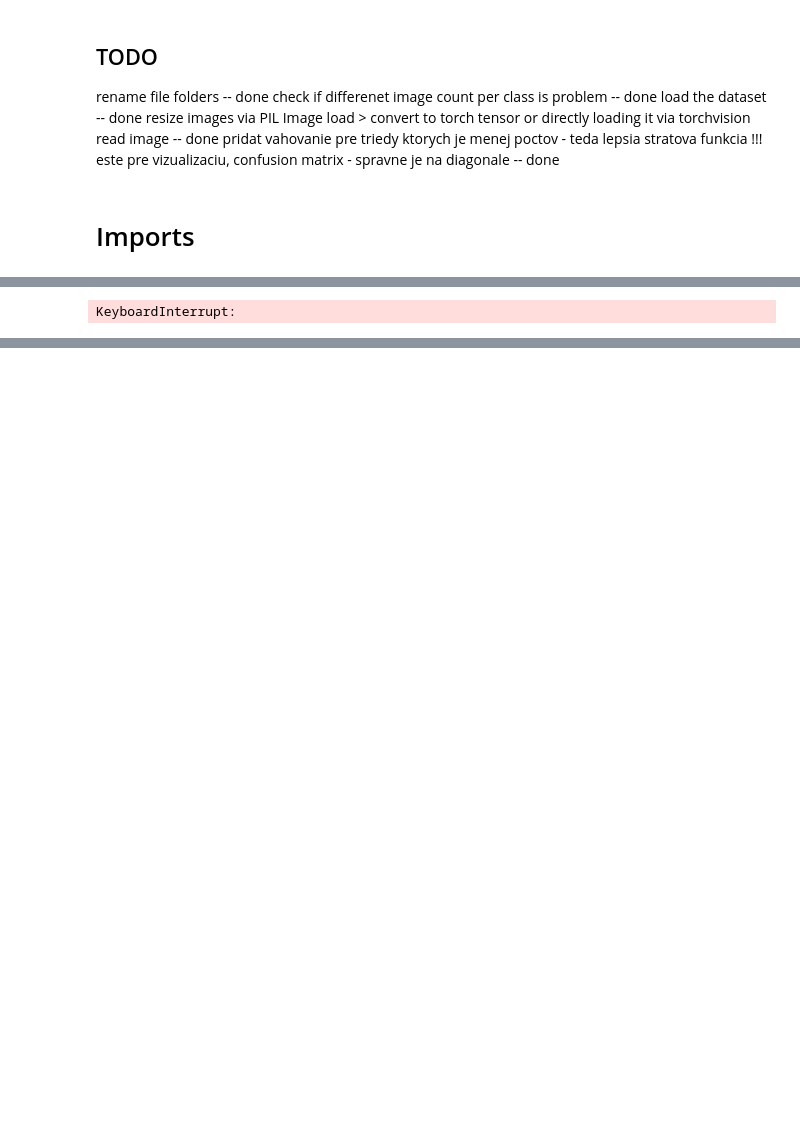
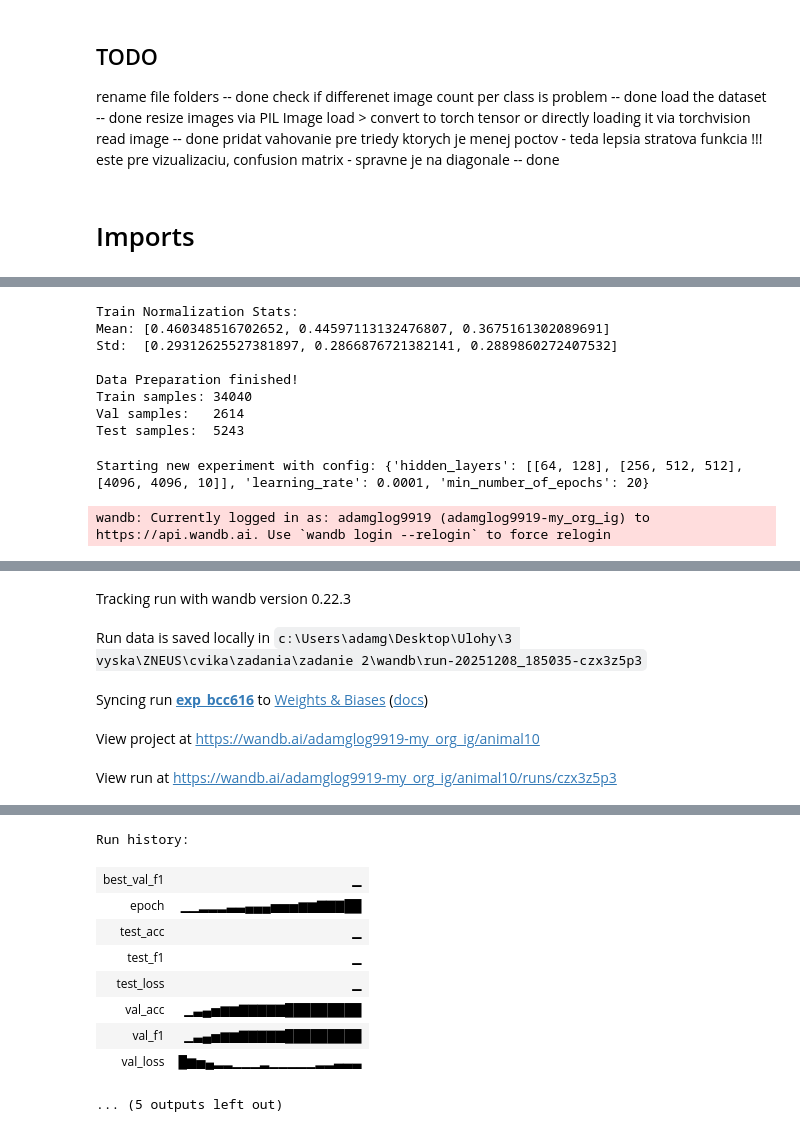
Before and after one commit to alexeybelyaevv/zneus_FIIT_Images, a Jupyter notebook: animals10.ipynb, the cells around one changed output, grey strips where cells are left out. Saved outputs shown, nothing was run; the diff lists cells and outputs as text; code cells hidden in the pictures; blank space fills up the shorter version.

Commit message:
edited configs a little and ran experiments

```diff
--- a/animals10.ipynb
+++ b/animals10.ipynb
@@ -455,9 +549,9 @@ val_set = ImageFolder(val_path, transform=val_transforms)
 test_set = ImageFolder(test_path, transform=test_transforms)
 
 
-train_loader = DataLoader(train_set, batch_size=128, shuffle=True)
-val_loader = DataLoader(val_set, batch_size=128, shuffle=False)
-test_loader = DataLoader(test_set, batch_size=128, shuffle=False)
+train_loader = DataLoader(train_set, batch_size=100, shuffle=True)
+val_loader = DataLoader(val_set, batch_size=100, shuffle=False)
+test_loader = DataLoader(test_set, batch_size=100, shuffle=False)
 
 print("\nData Preparation finished!")
 print("Train samples:", len(train_set))
@@ -474,7 +568,14 @@ print("Test samples: ", len(test_set))
 # test_sub_loader = DataLoader(test_subset, batch_size=16, shuffle=False)
 # print(len(train_set), len(train_sub_loader))
 # %% [output]
-KeyboardInterrupt:
+Train Normalization Stats:
+Mean: [0.460348516702652, 0.44597113132476807, 0.3675161302089691]
+Std:  [0.29312625527381897, 0.2866876721382141, 0.2889860272407532]
+
+Data Preparation finished!
+Train samples: 34040
+Val samples:   2614
+Test samples:  5243
 # %%
 #Convolutional Model
 #Using pytorch convolutional layers https://docs.pytorch.org/docs/stable/generated/torch.nn.Conv2d.html#torch.nn.Conv2d
@@ -663,14 +764,17 @@ if use_wandb:
 # experiments part
 
 config = [
-    {"hidden_layers" : [[64, 128], [256, 512, 512], [4096, 4096, len(test_set.classes)]],
-     "learning_rate" : 0.0001
+    {"hidden_layers" : [[64, 128], [256, 256, 256], [512, 512, len(test_set.classes)]],
+     "learning_rate" : 0.0001,
+     "min_number_of_epochs": 30
+     },
+    {"hidden_layers" : [[64, 128], [256, 512, 512], [1024, 1024, len(test_set.classes)]],
+     "learning_rate" : 0.00001,
+     "min_number_of_epochs": 20
      },
     {"hidden_layers" : [[64, 128], [256, 512, 512], [4096, 4096, len(test_set.classes)]],
-     "learning_rate" : 0.00001
-     },
-    {"hidden_layers" : [[64, 128], [256, 512, 512], [4096, 4096, len(test_set.classes)]],
-     "learning_rate" : 0.001
+     "learning_rate" : 0.0001,
+     "min_number_of_epochs": 20
      },
 ]
 
@@ -690,13 +794,12 @@ for current_config in config:
     if use_wandb:
         wandb_run = wandb.init(
             project="animal10",
-            reinit=True,
             name=f"exp_{hashlib.md5(str(current_config).encode()).hexdigest()[:6]}",
             config=current_config,
         )
 
     #Training
-    for epoch in range(min_number_of_epochs):
+    for epoch in range(current_config["min_number_of_epochs"]):
         print("Epoch: ", epoch+1)
         train_model(model, train_loader, optimizer, loss_function)
         validation_output = validate_model(model, val_loader, loss_function)
@@ -741,3 +844,6 @@ for current_config in config:
 print("Summary of configs:")
 for cfg, info in best_model_per_config.items():
     print(cfg, info)
+# %% [output]
+Starting new experiment with config: {'hidden_layers': [[64, 128], [256, 512, 512], [4096, 4096, 10]], 'learning_rate': 0.0001, 'min_number_of_epochs': 20}
+wandb: Currently logged in as: adamglog9919 (adamglog9919-my_org_ig) to https://api.wandb.ai. Use `wandb login --relogin` to force relogin
@@ -743,0 +851,5 @@ for cfg, info in best_model_per_config.items():
+Tracking run with wandb version 0.22.3
+Run data is saved locally in c:\Users\adamg\Desktop\Ulohy\3 vyska\ZNEUS\cvika\zadania\zadanie 2\wandb\run-20251208_185035-czx3z5p3
+Syncing run exp_bcc616 to Weights & Biases (docs)
+View project at https://wandb.ai/adamglog9919-my_org_ig/animal10
+View run at https://wandb.ai/adamglog9919-my_org_ig/animal10/runs/czx3z5p3
@@ -744,3 +874,13 @@ for cfg, info in best_model_per_config.items():
+Run history:
+| best_val_f1 | ▁ |
+| epoch | ▁▁▂▂▂▃▃▄▄▄▅▅▅▆▆▇▇▇██ |
+| test_acc | ▁ |
+| test_f1 | ▁ |
+| test_loss | ▁ |
+| val_acc | ▁▃▄▅▆▆▇▇▇▇▇█████████ |
+| val_f1 | ▁▃▄▅▆▆▇▇▇▇▇█████████ |
+| val_loss | █▆▅▄▂▂▁▁▁▂▁▁▁▁▁▂▂▃▃▃ |
+... (5 outputs left out)
 # %%
 #load the best model
 model.load_state_dict(torch.load(best_model_path))
```
Also changed, not shown: parts of 12 cells of this notebook.
